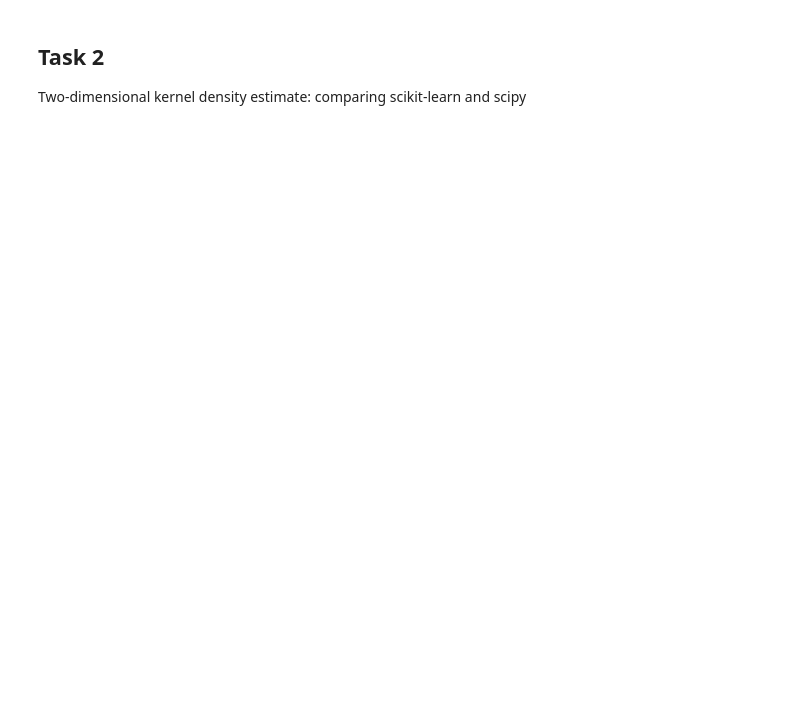
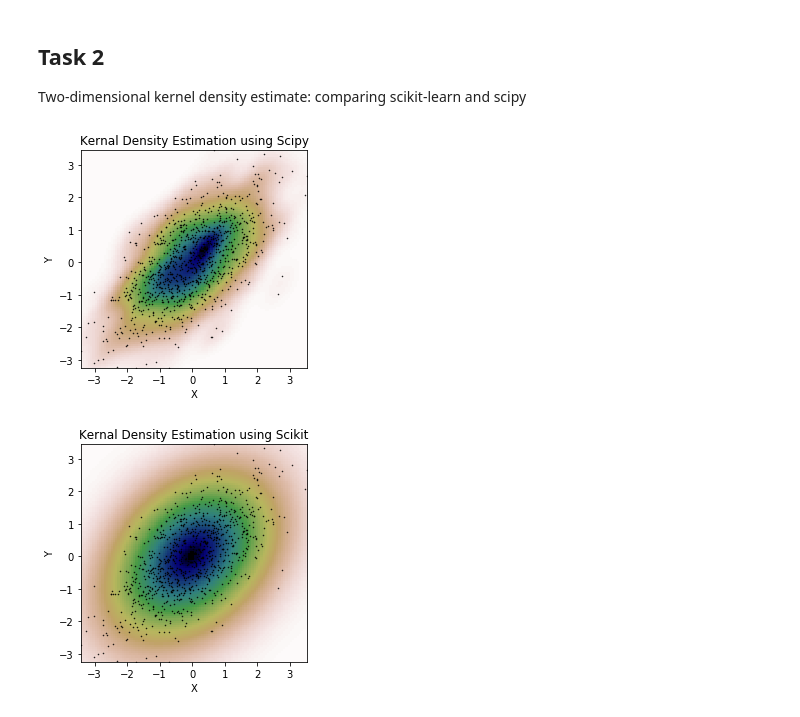
Before and after one commit to Ravikiran-Bhat-Git/learning_and_adaptivity, a Jupyter notebook: assignment03/LA03_Ex1_GausHist.ipynb, the cells around one changed output. Saved outputs shown, nothing was run; the diff lists cells and outputs as text; code cells hidden in the pictures; blank space fills up the shorter version.

```diff
--- a/assignment03/LA03_Ex1_GausHist.ipynb
+++ b/assignment03/LA03_Ex1_GausHist.ipynb
@@ -41,3 +44,76 @@ _= plt.hist(samples, normed=1, bins=40)
 # %% [markdown]
 ## Task 2
 Two-dimensional kernel density estimate: comparing scikit-learn and scipy
+# %%
+# Generate two dimensional data
+
+def kde_Scipy(m1, m2):
+
+    xmin = m1.min()
+    xmax = m1.max()
+    ymin = m2.min()
+    ymax = m2.max()
+
+    #perform a kernal density estimate on the data
+    X, Y = np.mgrid[xmin:xmax:100j, ymin:ymax:100j]
+    positions = np.vstack([X.ravel(), Y.ravel()])
+    values = np.vstack([m1, m2])
+    kernel = stats.gaussian_kde(values)
+    Z = np.reshape(kernel(positions).T, X.shape)
+
+    fig, ax = plt.subplots()
+    ax.imshow(np.rot90(Z), cmap=plt.cm.gist_earth_r,extent=[xmin, xmax, ymin, ymax])
+    ax.plot(m1, m2, 'k.', markersize=1)
+    ax.set_xlim([xmin, xmax])
+    ax.set_ylim([ymin, ymax])
+    ax.set_title("Kernal Density Estimation using Scipy")
+    ax.set_xlabel("X")
+    ax.set_ylabel("Y")
+
+    plt.show()
+
+def kde_scikit(m1, m2):
+
+    XY = np.vstack([m1,m2])
+#     d = XY.shape[0]
+#     n = XY.shape[1]
+
+    kde = KernelDensity(kernel='gaussian').fit(XY.T)
+
+
+    xmin = m1.min()
+    xmax = m1.max()
+    ymin = m2.min()
+    ymax = m2.max()
+
+    X, Y = np.mgrid[xmin:xmax:100j, ymin:ymax:100j]
+    positions = np.vstack([X.ravel(), Y.ravel()])
+
+    Z = np.reshape(np.exp(kde.score_samples(positions.T)), X.shape)
+    fig, ax = plt.subplots()
+    ax.imshow(np.rot90(Z), cmap=plt.cm.gist_earth_r,extent=[xmin, xmax, ymin, ymax])
+
+    ax.plot(m1, m2, 'k.', markersize=1)
+    ax.set_xlim([xmin, xmax])
+    ax.set_ylim([ymin, ymax])
+    ax.set_title("Kernal Density Estimation using Scikit")
+    ax.set_xlabel("X")
+    ax.set_ylabel("Y")
+
+def generate_measurements():
+
+    # Generate two dimensional data
+    N1 = np.random.normal(scale=1.0,size=1000)
+    N2 = np.random.normal(scale=0.5, size=1000)
+    # generate coupled measurements
+    x = N1 + N2
+    y = N1 - N2
+
+    return x, y
+
+m1, m2 = generate_measurements()
+kde_Scipy(m1, m2)
+kde_scikit(m1, m2)
+# %% [output]
+[figure, added]
+[figure, added]
```
Also changed, not shown: parts of 5 cells of this notebook.
